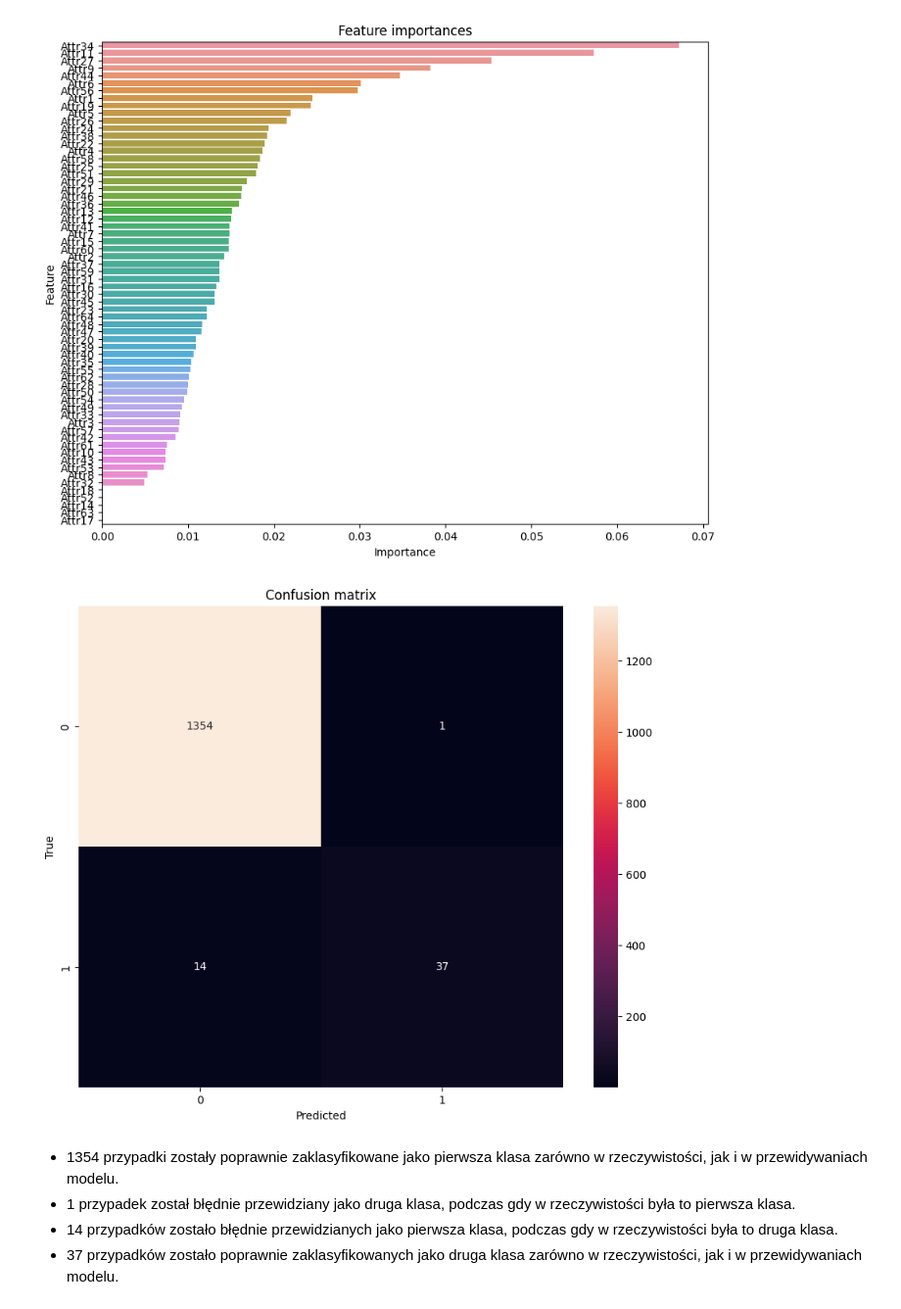
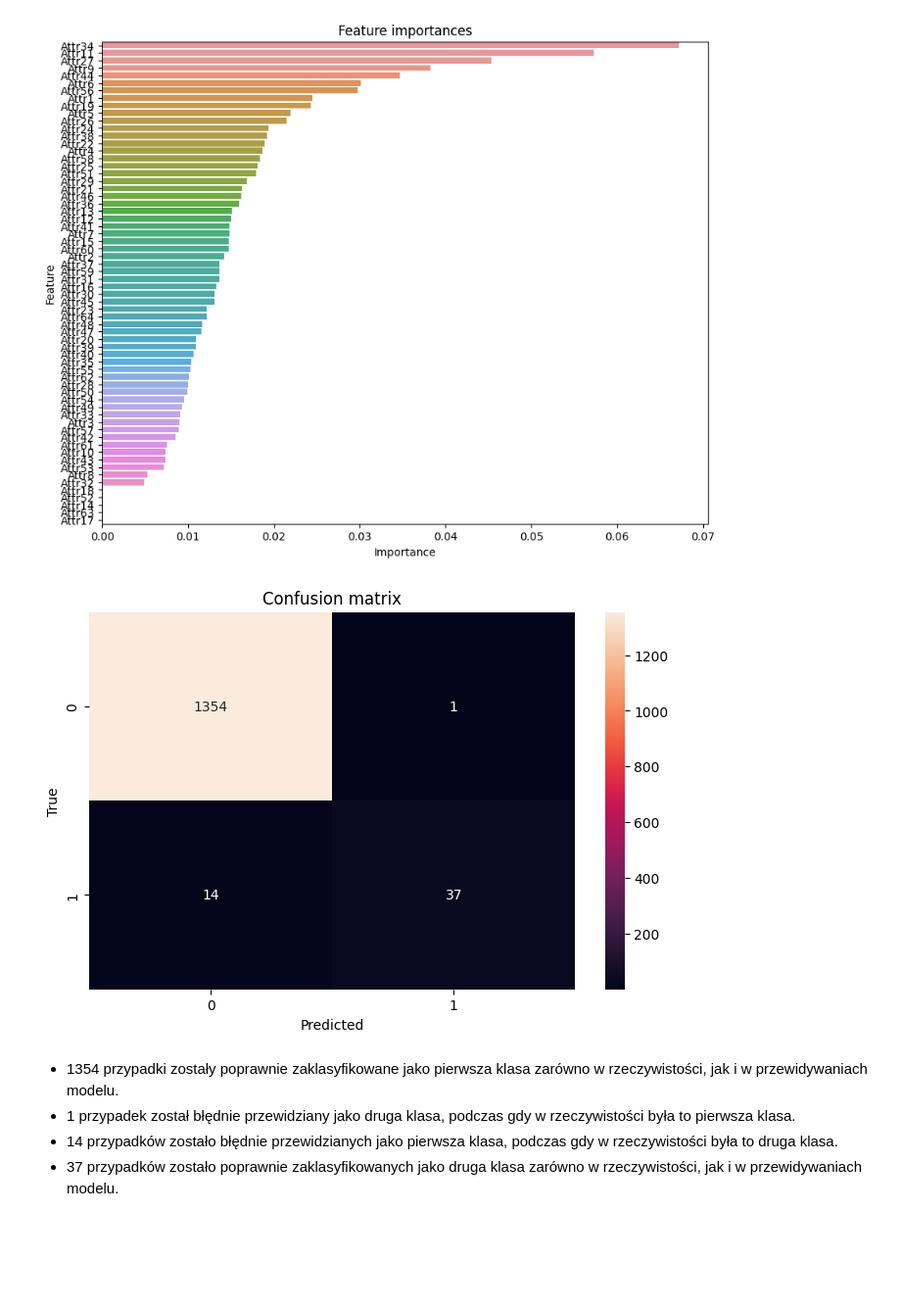
Before and after one commit to ad-po/Polish-bankruptcy-companies-analysis, a Jupyter notebook: notebooks/004_FeatureSelection.ipynb, the cells around one changed output. Shown at 98% size. Drawn from its saved outputs; the diff is of its cells as text; code cells hidden in the pictures; blank space fills up the shorter version.

```diff
--- a/notebooks/004_FeatureSelection.ipynb
+++ b/notebooks/004_FeatureSelection.ipynb
@@ -10,6 +10,7 @@ from sklearn.metrics import accuracy_score, confusion_matrix
 raw_data_file = '1year.arff'
 raw_data_path = '../data/01_raw/'
 # %%
-data, meta = arff.loadarff(raw_data_path + raw_data_file)
-df = pd.DataFrame(data)
+data = arff.loadarff(raw_data_path + raw_data_file)
+df = pd.DataFrame(data[0])
 target = 'class'
+df
@@ -109,14 +106,14 @@ plt.show()
 [figure]
 # %%
 # wykres macierzy pomyłek
-plt.figure(figsize=(10, 8))
+plt.figure(figsize=(8, 5))
 sns.heatmap(confusion_matrix(y_test, clf.predict(X_test)), annot=True, fmt='d')
 plt.title('Confusion matrix')
 plt.xlabel('Predicted')
 plt.ylabel('True')
 plt.show()
 # %% [output]
-[figure, old version]
+[figure, new version]
 # %% [markdown]
 - 1354 przypadki zostały poprawnie zaklasyfikowane jako pierwsza klasa zarówno w rzeczywistości, jak i w przewidywaniach modelu.
 - 1 przypadek został błędnie przewidziany jako druga klasa, podczas gdy w rzeczywistości była to pierwsza klasa.
```
Also changed, not shown: parts of 2 cells of this notebook, 1 other file.
